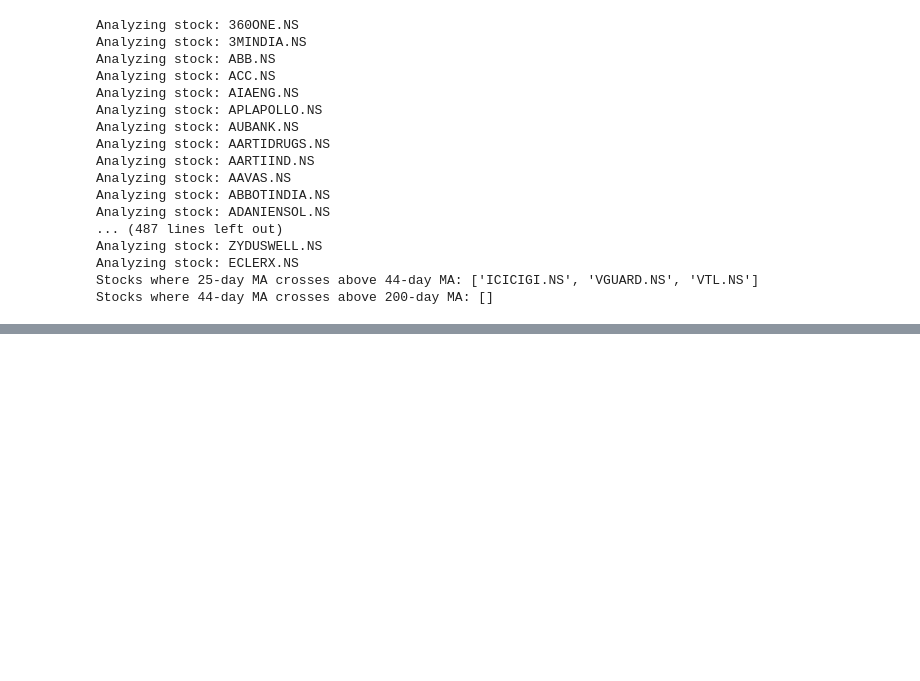
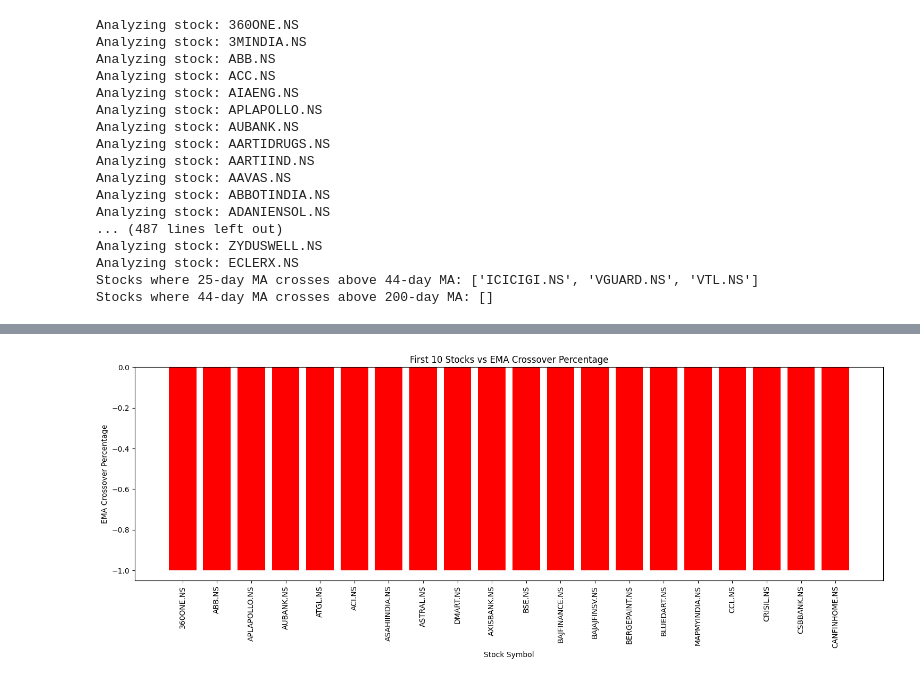
Before and after one commit to Tikam02/TechnicalAnalysis, a Jupyter notebook: Screener/screener-26MA-down.ipynb, the cells around one changed output, grey strips where cells are left out. Saved outputs shown, nothing was run; the diff lists cells and outputs as text; code cells hidden in the pictures; blank space fills up the shorter version.

```diff
--- a/Screener/screener-26MA-down.ipynb
+++ b/Screener/screener-26MA-down.ipynb
@@ -760,0 +1051,24 @@ Stocks where 44-day MA crosses above 200-day MA: []
+# %%
+import pandas as pd
+import matplotlib.pyplot as plt
+
+# Read the CSV file
+results_df = pd.read_csv('crossover_results.csv')
+
+# Map 'Positive' to 1 and 'Negative' to -1 for "EMA Crossover Percentage"
+results_df['Color_EMA'] = results_df['EMA Crossover Percentage'].apply(lambda x: 1 if '+' in x else -1)
+
+# Select the first 10 rows
+first_10_stocks_df = results_df.head(20)
+
+# Plot "Stock Symbol" vs "EMA Crossover Percentage" for the first 10 stocks
+plt.figure(figsize=(15, 6))
+plt.bar(first_10_stocks_df['Stock Symbol'], first_10_stocks_df['Color_EMA'], color=first_10_stocks_df['Color_EMA'].map({1: 'green', -1: 'red'}))
+plt.title('First 10 Stocks vs EMA Crossover Percentage')
+plt.xlabel('Stock Symbol')
+plt.ylabel('EMA Crossover Percentage')
+plt.xticks(rotation=90)
+plt.tight_layout()
+plt.show()
+# %% [output]
+[figure, added]
```
Also changed, not shown: parts of 15 cells of this notebook, 11 other files.
